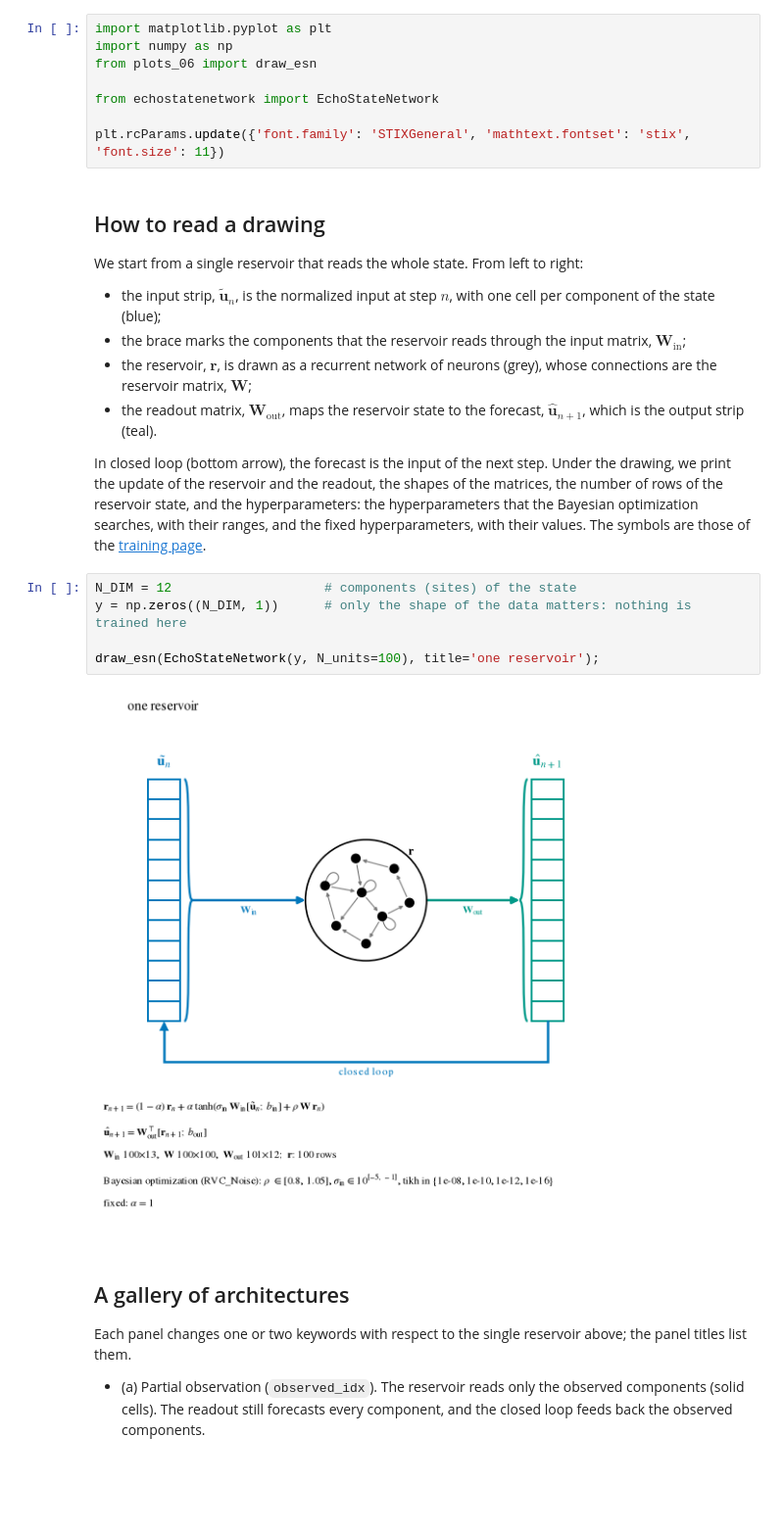
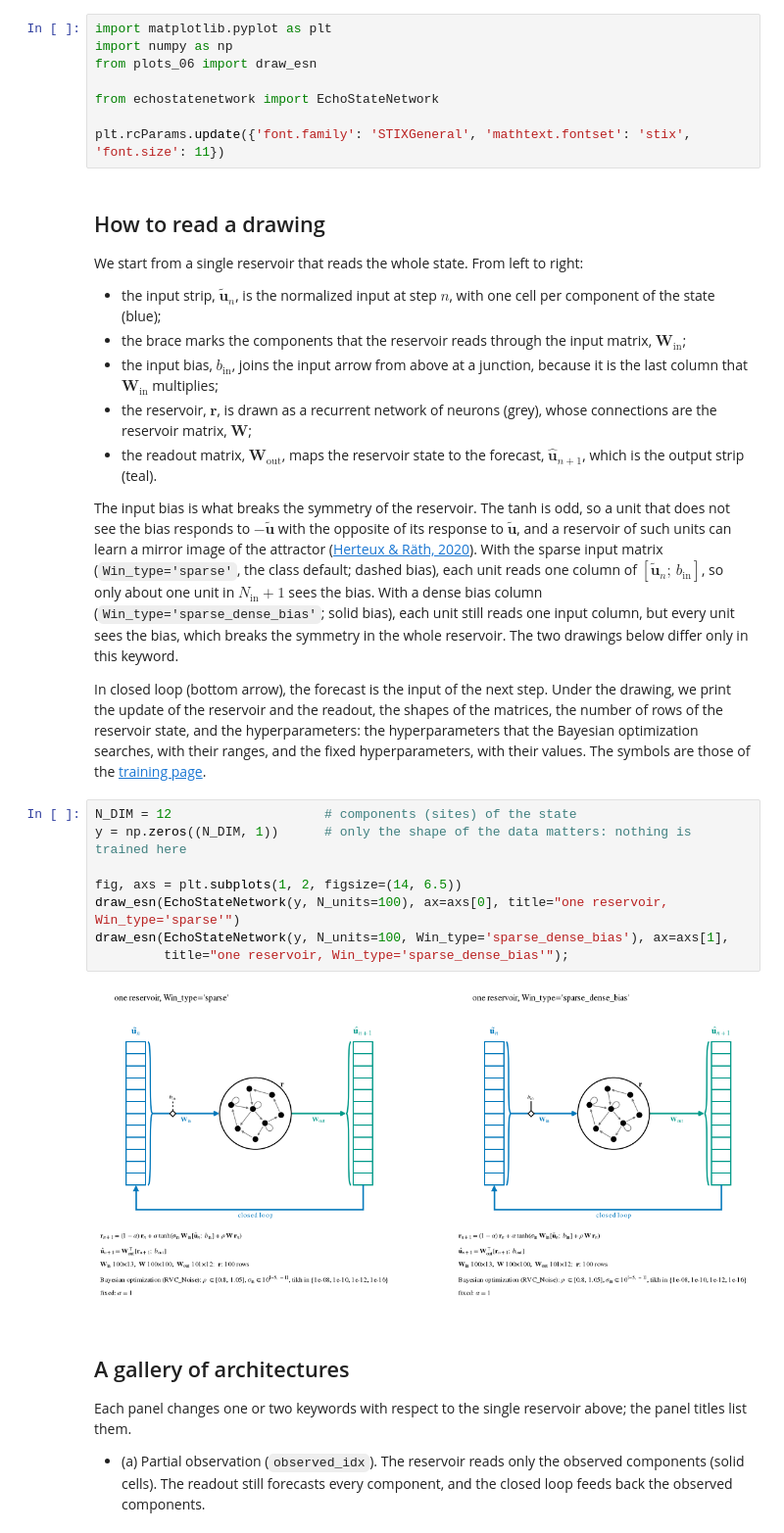
Before and after one commit to andreanovoa/EchoStateNetwork, a Jupyter notebook: tutorials/06_esn_architectures.ipynb, the cells around one changed output. Shown at 98% size. Cells and saved outputs as stored; diff of their text form; blank space fills up the shorter version.

Commit message:
tutorial 06: input bias in the drawings, sparse against dense bias column

```diff
--- a/tutorials/06_esn_architectures.ipynb
+++ b/tutorials/06_esn_architectures.ipynb
@@ -31,10 +31,23 @@ We start from a single reservoir that reads the whole state. From left to right:
   one cell per component of the state (blue);
 - the brace marks the components that the reservoir reads through the input
   matrix, $\bm{W}_\mathrm{in}$;
+- the input bias, $b_\mathrm{in}$, joins the input arrow from above at a junction,
+  because it is the last column that $\bm{W}_\mathrm{in}$ multiplies;
 - the reservoir, $\bm{r}$, is drawn as a recurrent network of neurons (grey),
   whose connections are the reservoir matrix, $\bm{W}$;
 - the readout matrix, $\bm{W}_\mathrm{out}$, maps the reservoir state to the
   forecast, $\hat{\bm{u}}_{n+1}$, which is the output strip (teal).
+
+The input bias is what breaks the symmetry of the reservoir. The tanh is odd, so a
+unit that does not see the bias responds to $-\tilde{\bm{u}}$ with the opposite of its
+response to $\tilde{\bm{u}}$, and a reservoir of such units can learn a mirror image of
+the attractor ([Herteux & Räth, 2020](https://doi.org/10.1063/5.0028993)). With the
+sparse input matrix (`Win_type='sparse'`, the class default; dashed bias), each unit
+reads one column of $[\tilde{\bm{u}}_n;\, b_\mathrm{in}]$, so only about one unit in
+$N_\mathrm{in} + 1$ sees the bias. With a dense bias column
+(`Win_type='sparse_dense_bias'`; solid bias), each unit still reads one input column,
+but every unit sees the bias, which breaks the symmetry in the whole reservoir. The
+two drawings below differ only in this keyword.
 
 In closed loop (bottom arrow), the forecast is the input of the next step. Under
 the drawing, we print the update of the reservoir and the readout, the shapes of
@@ -45,10 +58,13 @@ and the fixed hyperparameters, with their values. The symbols are those of the
 # %%
 N_DIM = 12                    # components (sites) of the state
 y = np.zeros((N_DIM, 1))      # only the shape of the data matters: nothing is trained here
 
-draw_esn(EchoStateNetwork(y, N_units=100), title='one reservoir');
+fig, axs = plt.subplots(1, 2, figsize=(14, 6.5))
+draw_esn(EchoStateNetwork(y, N_units=100), ax=axs[0], title="one reservoir, Win_type='sparse'")
+draw_esn(EchoStateNetwork(y, N_units=100, Win_type='sparse_dense_bias'), ax=axs[1],
+         title="one reservoir, Win_type='sparse_dense_bias'");
 # %% [output]
-[figure, old version]
+[figure, new version]
 # %% [markdown]
 ## A gallery of architectures
 
```
Also changed, not shown: parts of 1 cell of this notebook, 1 other file.
